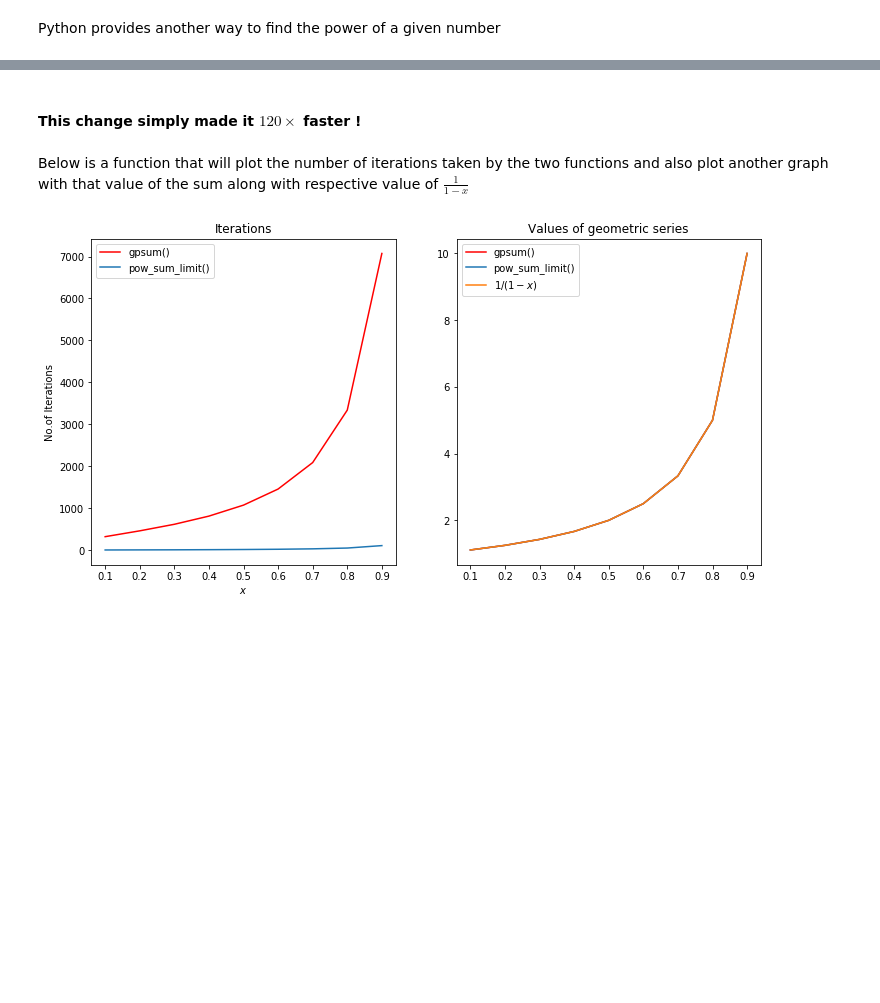
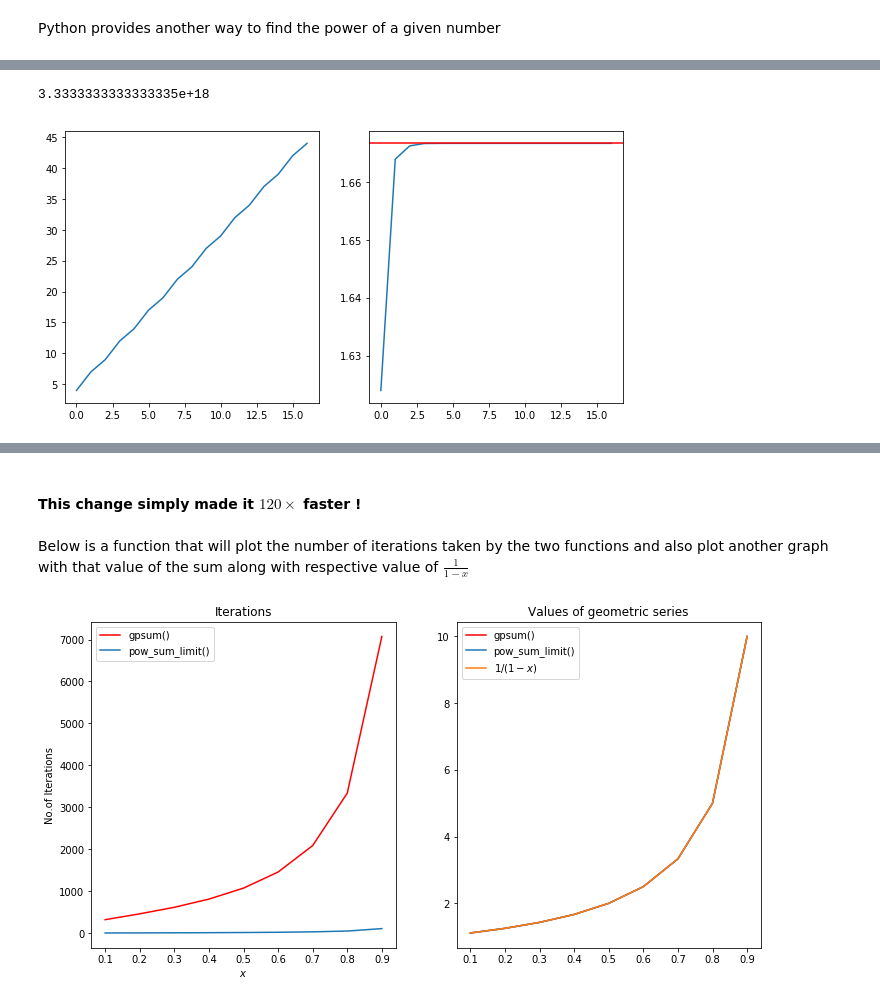
Before and after one commit to ShwetaBarge/PythonForDataScience, a Jupyter notebook: Taylor Series.ipynb, the cells around one changed output, grey strips where cells are left out. Saved outputs shown, nothing was run; the diff lists cells and outputs as text; code cells hidden in the pictures; blank space fills up the shorter version.

```diff
--- a/Taylor Series.ipynb
+++ b/Taylor Series.ipynb
@@ -97,3 +189,31 @@ The functions returns a value of data type float, there are 53 bits of precision
+# %%
+def gp_prec_tol(x, tole) :
+    s = 0
+    count = 0
+    t = 1
+    while t > tole :
+        t = x**count
+        s = s + t
+        count += 1
+    return s, count
+# %% [output]
+3.3333333333333335e+18
+# %%
+iterations = []
+ans_tol = []
+ans = []
+for i in tolerance_list :
+    tup = gp_prec_tol(0.4, i)
+    iterations.append(tup[1])
+    ans_tol.append(tup[0])
+
+fig, ax = plt.subplots(1, 2, figsize = (10, 5))
+ax[0].plot( iterations);
+ax[1].plot( ans_tol);
+# ax[1].plot( );
+ax[1].axhline(y = gp(0.4), color = 'red');
+# %% [output]
+[figure, added]
 # %%
 %%timeit
 def pow_sum_limit(a):
```
Also changed, not shown: parts of 39 cells of this notebook.
